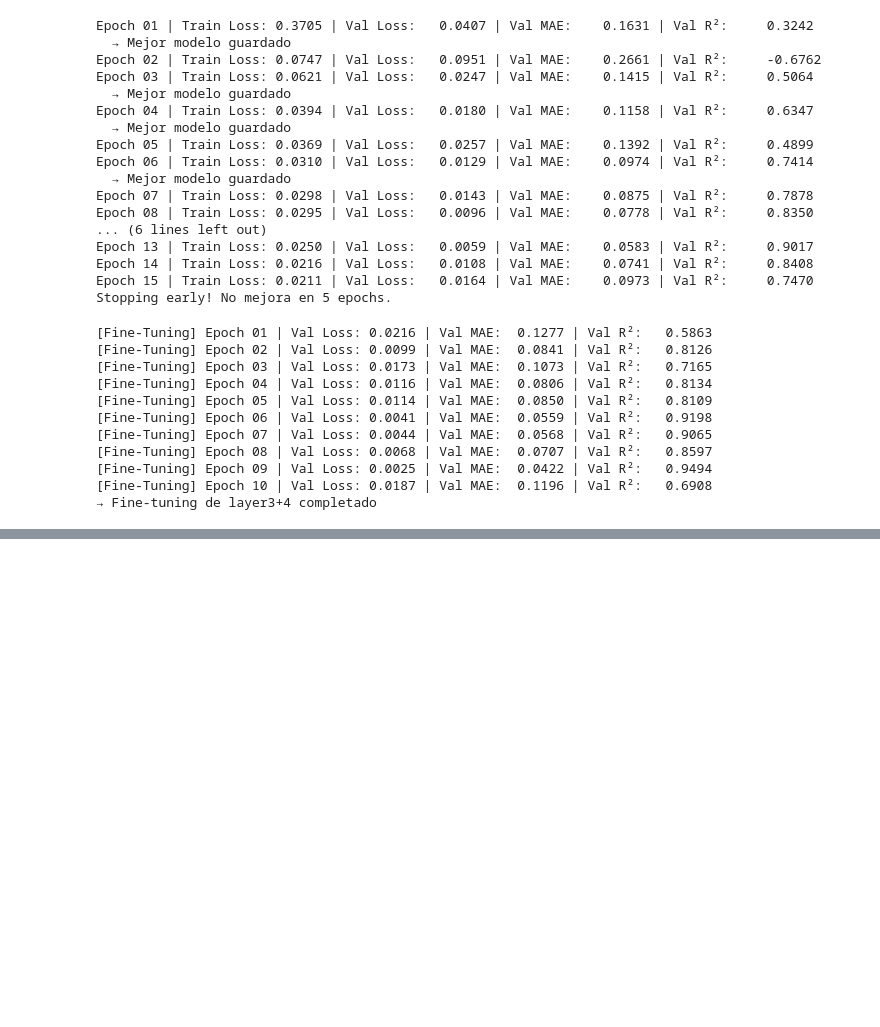
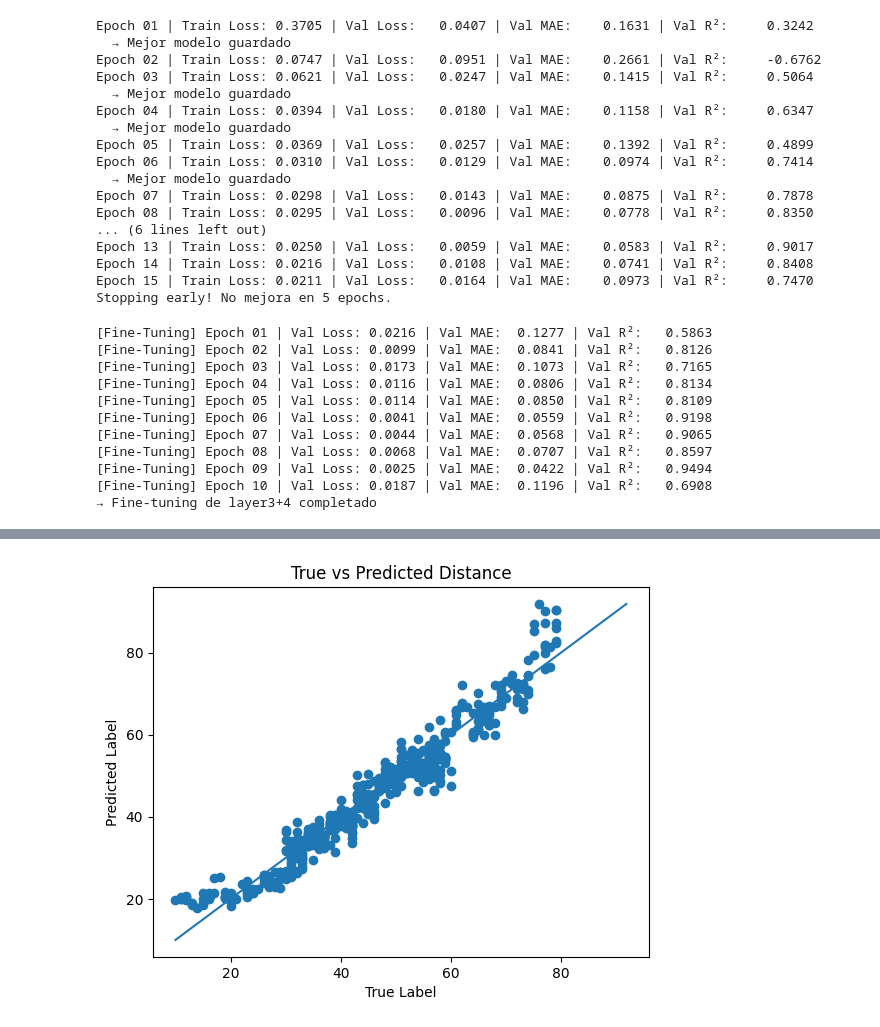
Before and after one commit to IvoandricGBC/Project-MLI-GBC, a Jupyter notebook: distance_estimation_env.ipynb, the cells around one changed output, grey strips where cells are left out. Cells and saved outputs as stored; diff of their text form; code cells hidden in the pictures; blank space fills up the shorter version.

```diff
--- a/distance_estimation_env.ipynb
+++ b/distance_estimation_env.ipynb
@@ -304,7 +296,7 @@ device      = torch.device('cuda' if torch.cuda.is_available() else 'cpu')
 device_str  = 'cuda' if torch.cuda.is_available() else 'cpu'
 
 loss_fn      = nn.MSELoss()
-scaler      = GradScaler(device_str)
+amp_scaler = GradScaler(device_str)
 num_epochs   = 50
 patience     = 5
 best_val_loss = float('inf')
@@ -321,9 +313,9 @@ for epoch in range(1, num_epochs + 1):
         with autocast(device_str):
             preds = model(imgs, metas).squeeze(1)
             loss  = loss_fn(preds, labels)
-        scaler.scale(loss).backward()
-        scaler.step(optimizer)
-        scaler.update()
+        amp_scaler.scale(loss).backward()
+        amp_scaler.step(optimizer)
+        amp_scaler.update()
         train_losses.append(loss.item())
 
     train_loss = np.mean(train_losses)
@@ -364,7 +356,7 @@ for epoch in range(1, num_epochs + 1):
             'epoch':        epoch,
             'model_state':  model.state_dict(),
             'opt_state':    optimizer.state_dict(),
-            'scaler_state': scaler.state_dict()
+            'scaler_state': amp_scaler.state_dict()
         }, 'best_checkpoint.pt')
         print("  → Mejor modelo guardado")
     else:
@@ -400,7 +392,7 @@ from torch.amp import autocast
 ckpt = torch.load('best_checkpoint.pt', map_location=device)
 model.load_state_dict(ckpt['model_state'])
 optimizer.load_state_dict(ckpt['opt_state'])
-scaler.load_state_dict(ckpt['scaler_state'])
+amp_scaler.load_state_dict(ckpt['scaler_state'])
 
 # 2. Descongelar layer3 + layer4
 for name, param in model.backbone.named_parameters():
@@ -425,9 +417,9 @@ for epoch in range(1, fine_epochs + 1):
         optimizer.zero_grad()
         with autocast(device_str):
             loss = loss_fn(model(imgs, metas).squeeze(1), labels)
-        scaler.scale(loss).backward()
-        scaler.step(optimizer)
-        scaler.update()
+        amp_scaler.scale(loss).backward()
+        amp_scaler.step(optimizer)
+        amp_scaler.update()
     # --- Validación ---
     model.eval()
     val_losses, all_preds, all_labels = [], [], []
@@ -632,7 +604,7 @@ optimizer = optim.Adam([
 ])
 
 # 5. Escaler y loss
-scaler     = GradScaler(device_str)
+amp_scaler     = GradScaler(device_str)
 loss_fn    = nn.MSELoss()
 num_epochs = 30
 patience   = 7
@@ -650,9 +622,9 @@ for epoch in range(1, num_epochs + 1):
         with autocast(device_str):
             preds = model(imgs, metas).squeeze(1)
             loss  = loss_fn(preds, labels)
-        scaler.scale(loss).backward()
-        scaler.step(optimizer)
-        scaler.update()
+        amp_scaler.scale(loss).backward()
+        amp_scaler.step(optimizer)
+        amp_scaler.update()
         train_losses.append(loss.item())
     # Validation
     model.eval()
@@ -705,0 +745,20 @@ Entrenamiento finalizado. Modelo guardado en final_model.pt
+# %%
+import matplotlib.pyplot as plt
+
+# Asumiendo que 'results' existe en el entorno
+# Si no, puedes reconstruirlo usando test_df, all_trues, all_preds
+# Aquí utilizamos directamente 'results'
+true_vals = results['true'].values
+pred_vals = results['pred'].values
+
+plt.figure()
+plt.scatter(true_vals, pred_vals)
+min_val = min(true_vals.min(), pred_vals.min())
+max_val = max(true_vals.max(), pred_vals.max())
+plt.plot([min_val, max_val], [min_val, max_val])
+plt.xlabel('True Label')
+plt.ylabel('Predicted Label')
+plt.title('True vs Predicted Distance')
+plt.show()
+# %% [output]
+[figure, added]
```
Also changed, not shown: parts of 7 cells of this notebook.
